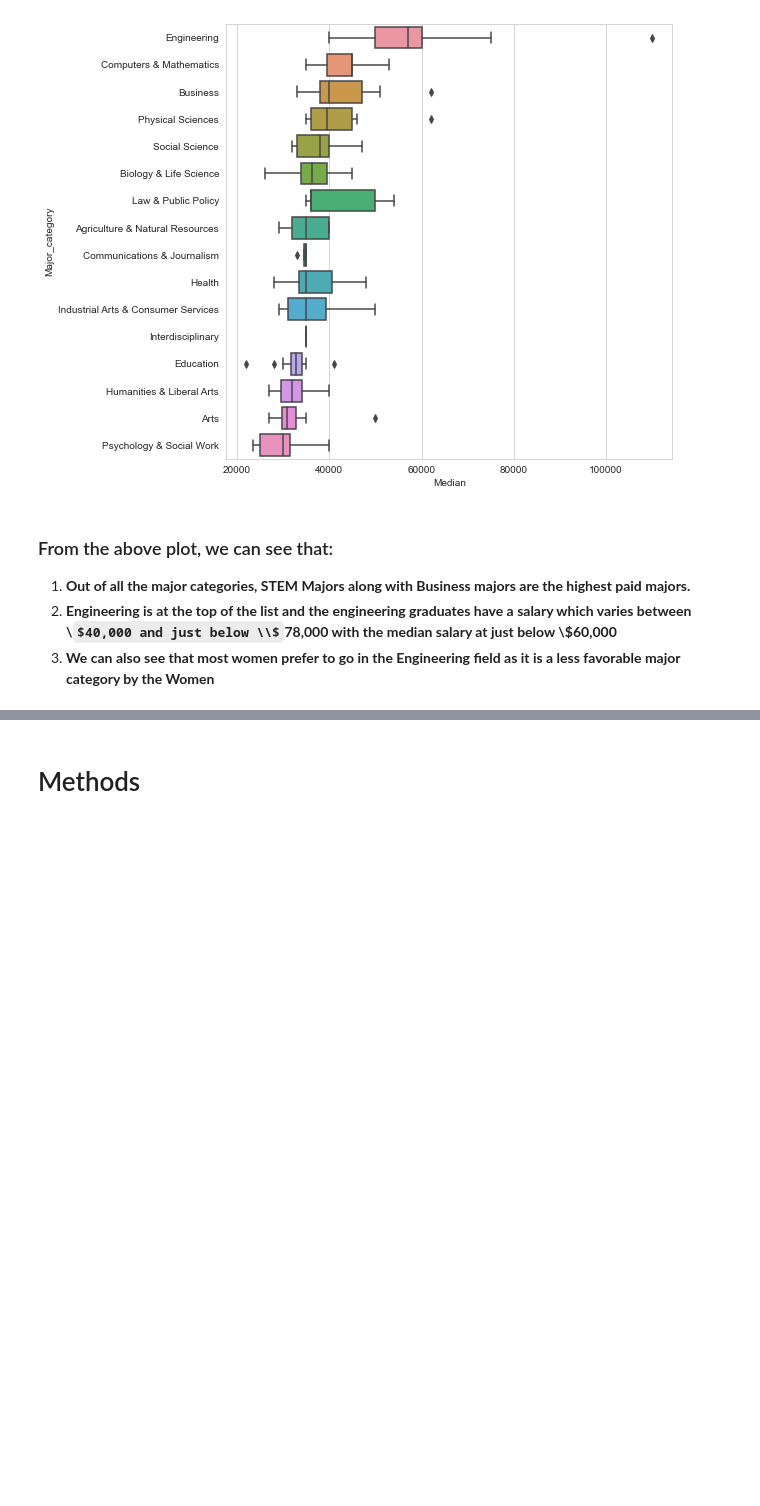
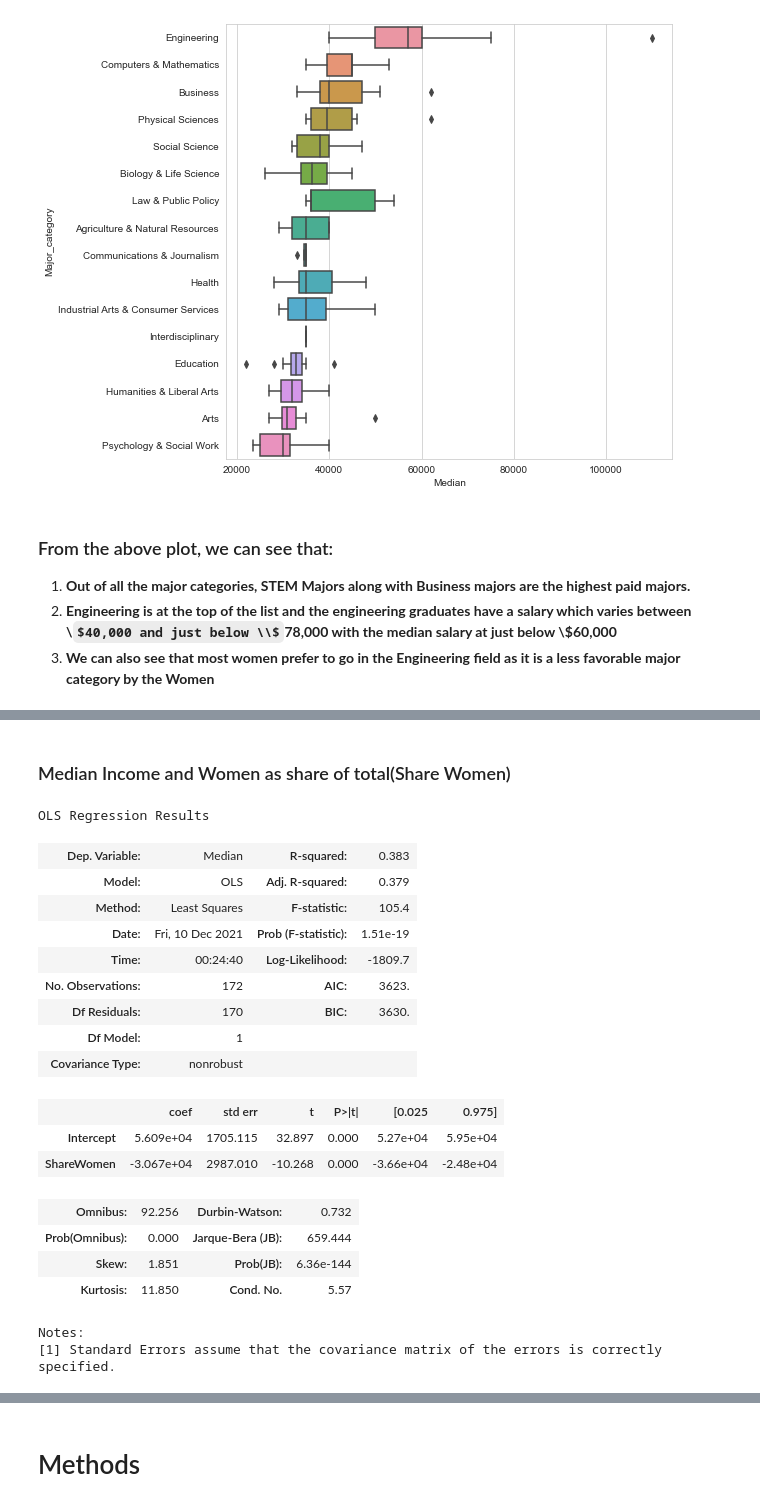
Before and after one commit to puneettokhi/CMPE255, a Jupyter notebook: college_major_analysis.ipynb, the cells around one changed output, grey strips where cells are left out. Saved outputs shown, nothing was run; the diff lists cells and outputs as text; code cells hidden in the pictures; some formulas as TeX source; blank space fills up the shorter version.

```diff
--- a/college_major_analysis.ipynb
+++ b/college_major_analysis.ipynb
@@ -493,0 +557,26 @@ plt.show()
+# %% [markdown]
+### Median Income and Women as share of total(Share Women)
+# %%
+model = smf.ols("Median ~ ShareWomen", data= recent_grads_df).fit()
+
+model.summary()
+# %% [output]
+OLS Regression Results
+| Dep. Variable: | Median | R-squared: | 0.383 |
+| Model: | OLS | Adj. R-squared: | 0.379 |
+| Method: | Least Squares | F-statistic: | 105.4 |
+| Date: | Fri, 10 Dec 2021 | Prob (F-statistic): | 1.51e-19 |
+| Time: | 00:24:40 | Log-Likelihood: | -1809.7 |
+| No. Observations: | 172 | AIC: | 3623. |
+| Df Residuals: | 170 | BIC: | 3630. |
+| Df Model: | 1 |  |  |
+| Covariance Type: | nonrobust |  |  |
+|  | coef | std err | t | P>|t| | [0.025 | 0.975] |
+| Intercept | 5.609e+04 | 1705.115 | 32.897 | 0.000 | 5.27e+04 | 5.95e+04 |
+| ShareWomen | -3.067e+04 | 2987.010 | -10.268 | 0.000 | -3.66e+04 | -2.48e+04 |
+| Omnibus: | 92.256 | Durbin-Watson: | 0.732 |
+| Prob(Omnibus): | 0.000 | Jarque-Bera (JB): | 659.444 |
+| Skew: | 1.851 | Prob(JB): | 6.36e-144 |
+| Kurtosis: | 11.850 | Cond. No. | 5.57 |
+Notes:
+[1] Standard Errors assume that the covariance matrix of the errors is correctly specified.
```
Also changed, not shown: parts of 10 cells of this notebook.
